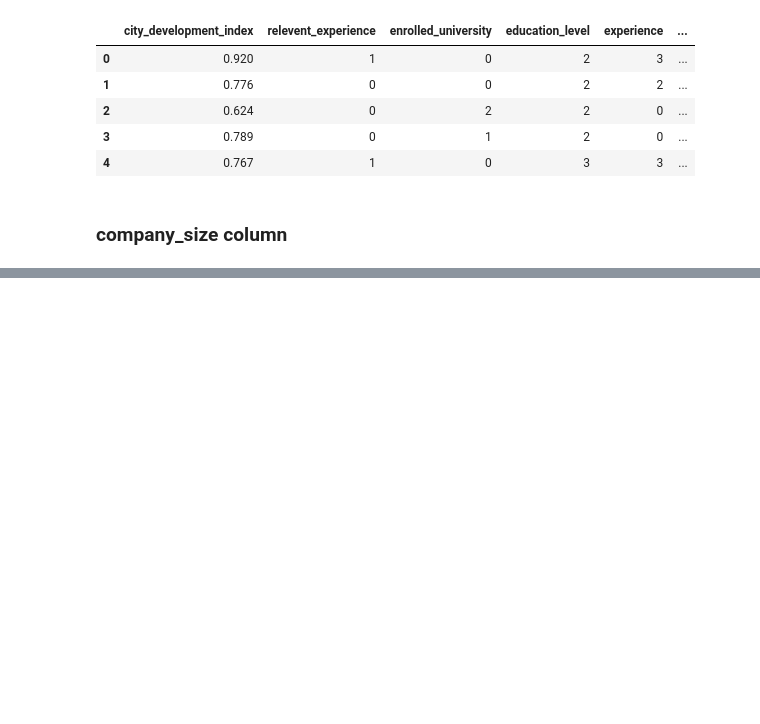
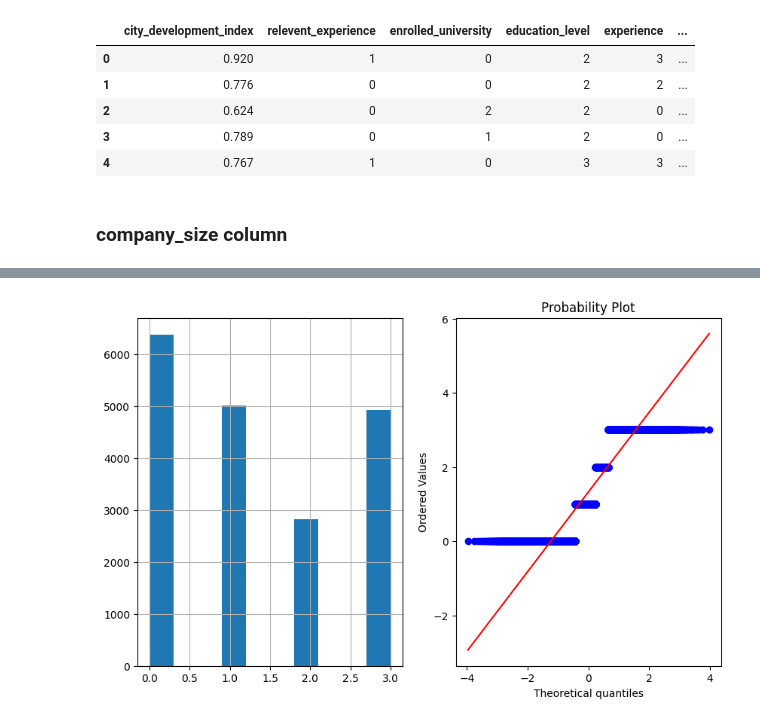
Before and after one commit to utsav87589/Revision, a Jupyter notebook: ML/hr_analytics.ipynb, the cells around one changed output, grey strips where cells are left out. Cells and saved outputs as stored; diff of their text form; code cells hidden in the pictures; blank space fills up the shorter version.

```diff
--- a/ML/hr_analytics.ipynb
+++ b/ML/hr_analytics.ipynb
@@ -422,0 +724,4 @@ df.head()
+# %%
+plot_data(df, 'experience')
+# %% [output]
+[figure, added]
```
Also changed, not shown: parts of 59 cells of this notebook, 1 other file.
